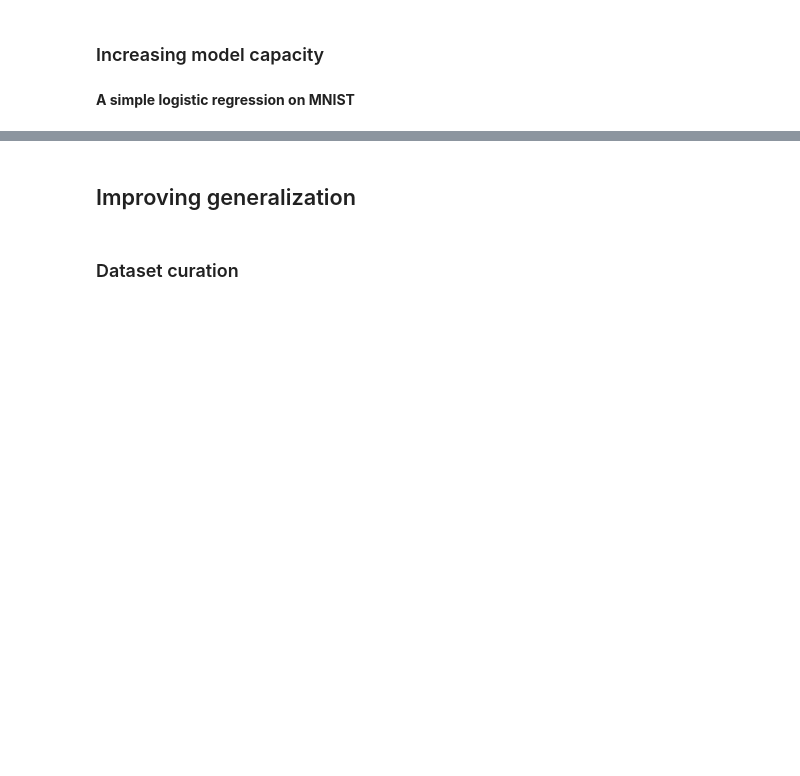
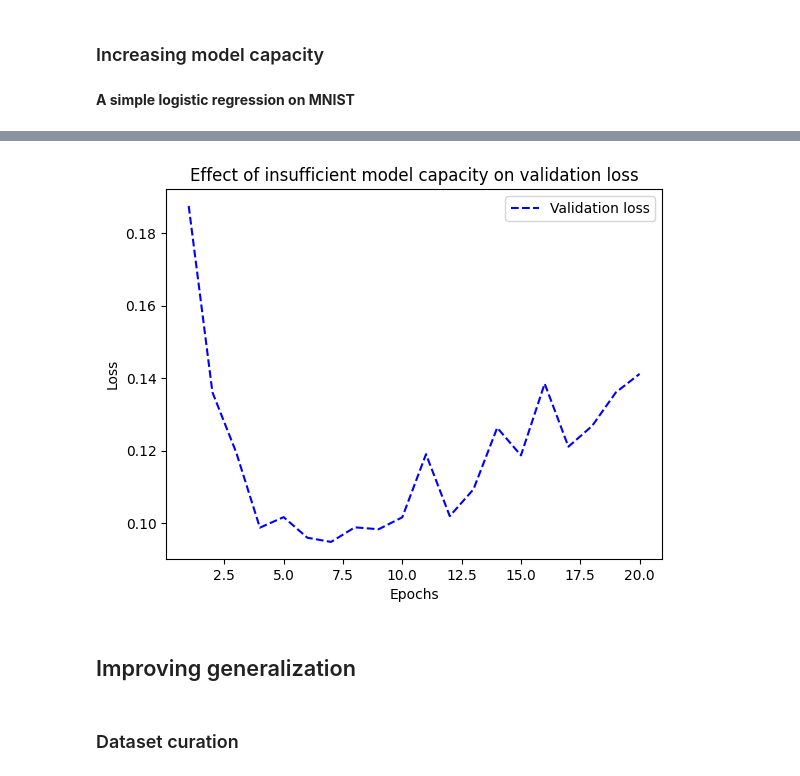
Before and after one commit to mccarvik/deep_learning_for_python, a Jupyter notebook: 5ch/chapter05_fundamentals-of-ml.ipynb, the cells around one changed output, grey strips where cells are left out. Saved outputs shown, nothing was run; the diff lists cells and outputs as text; code cells hidden in the pictures; blank space fills up the shorter version.

```diff
--- a/5ch/chapter05_fundamentals-of-ml.ipynb
+++ b/5ch/chapter05_fundamentals-of-ml.ipynb
@@ -200,3 +369,18 @@ history_large_model = model.fit(
+# %%
+import matplotlib.pyplot as plt
+val_loss = history_large_model.history["val_loss"]
+epochs = range(1, 21)
+plt.plot(epochs, val_loss, "b--",
+         label="Validation loss")
+plt.title("Effect of insufficient model capacity on validation loss")
+plt.xlabel("Epochs")
+plt.ylabel("Loss")
+plt.legend()
+# plt.savefig("../pngs/5ch/sufficient.png")
+# plt.close()
+plt.show()
+# %% [output]
+[figure, added]
 # %% [markdown]
 ## Improving generalization
 # %% [markdown]
```
Also changed, not shown: parts of 19 cells of this notebook, 7 other files.
